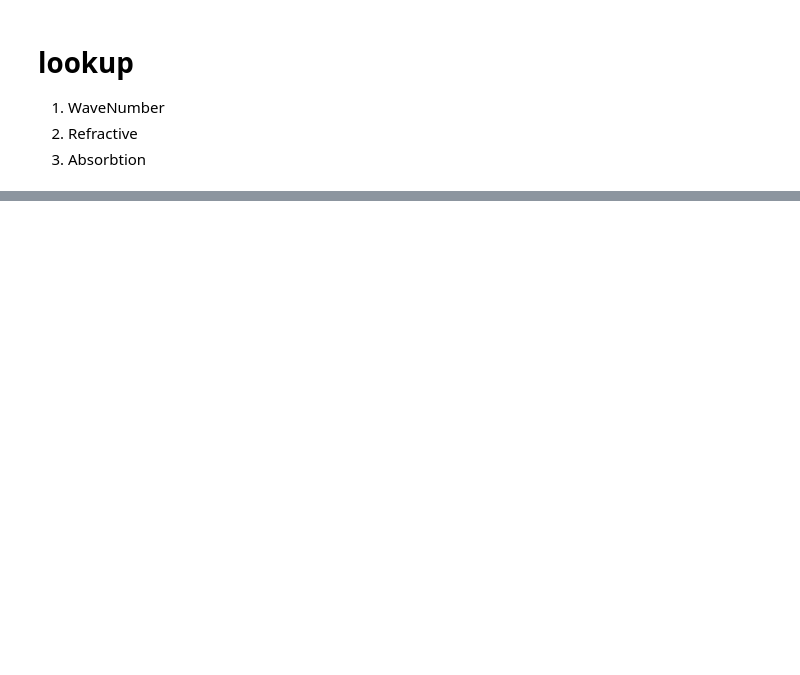
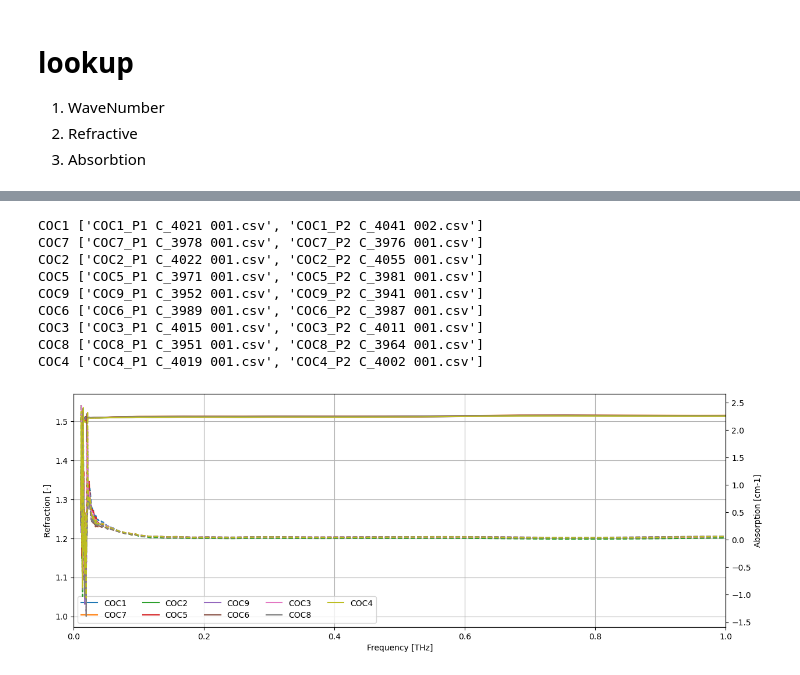
Before and after one commit to dextervipera/COC_Grecube_lib, a Jupyter notebook: Grecube_TDS_sandbox.ipynb, the cells around one changed output, grey strips where cells are left out. Cells and saved outputs as stored; diff of their text form; code cells hidden in the pictures; blank space fills up the shorter version.

```diff
--- a/Grecube_TDS_sandbox.ipynb
+++ b/Grecube_TDS_sandbox.ipynb
@@ -108,0 +94,50 @@ for sample, dframe in data.items():
+# %%
+from statistics import mean, stdev
+def extract_key(filename) ->str:
+    return [file_item[:4] for file_item in filename]
+
+groupKeys = set(extract_key(list(data.keys())))
+mdata = pd.DataFrame()
+groups = {k: [] for k in groupKeys }
+for key in data.keys():
+    groups[key[:4]].append(key)
+#find samples
+
+important_headers = ['WaveNumber','Absorbance', 'Refractive']
+agregated = {}
+for group, files in groups.items():
+    #group = list(groups.keys())[0]
+    #files = groups[group]
+    print(group, files)
+    agregated[group]=pd.DataFrame()
+    for header in important_headers:
+        agregated[group][f'{header}'] = sum((data[file][header] for file in files))/len(files)
+
+ag_fig = plt.figure(figsize=_figsize)
+ag_ref = ag_fig.add_axes(_ax_size)
+ag_abs = ag_ref.twinx()
+
+for sample, serie in agregated.items():
+    ag_ref.plot(_C1000/serie.WaveNumber*_xax_mlt, serie.Refractive,
+                label=sample)
+    ag_abs.plot(_C1000/serie.WaveNumber*_xax_mlt, serie.Absorbance, '--',
+                label=sample)
+ag_ref.legend(ncol)
+
+ag_ref.set_xlim([0,1])
+ag_ref.set_xlabel(f"Frequency [{_xax_label_unit}]")
+ag_ref.set_ylabel("Refraction [-]")
+ag_abs.set_ylabel("Absorption [cm-1]")
+ag_ref.grid()
+plt.tight_layout()
+# %% [output]
+COC1 ['COC1_P1 C_4021 001.csv', 'COC1_P2 C_4041 002.csv']
+COC7 ['COC7_P1 C_3978 001.csv', 'COC7_P2 C_3976 001.csv']
+COC2 ['COC2_P1 C_4022 001.csv', 'COC2_P2 C_4055 001.csv']
+COC5 ['COC5_P1 C_3971 001.csv', 'COC5_P2 C_3981 001.csv']
+COC9 ['COC9_P1 C_3952 001.csv', 'COC9_P2 C_3941 001.csv']
+COC6 ['COC6_P1 C_3989 001.csv', 'COC6_P2 C_3987 001.csv']
+COC3 ['COC3_P1 C_4015 001.csv', 'COC3_P2 C_4011 001.csv']
+COC8 ['COC8_P1 C_3951 001.csv', 'COC8_P2 C_3964 001.csv']
+COC4 ['COC4_P1 C_4019 001.csv', 'COC4_P2 C_4002 001.csv']
+[figure, added]
```
Also changed, not shown: parts of 5 cells of this notebook, 1 other file.
